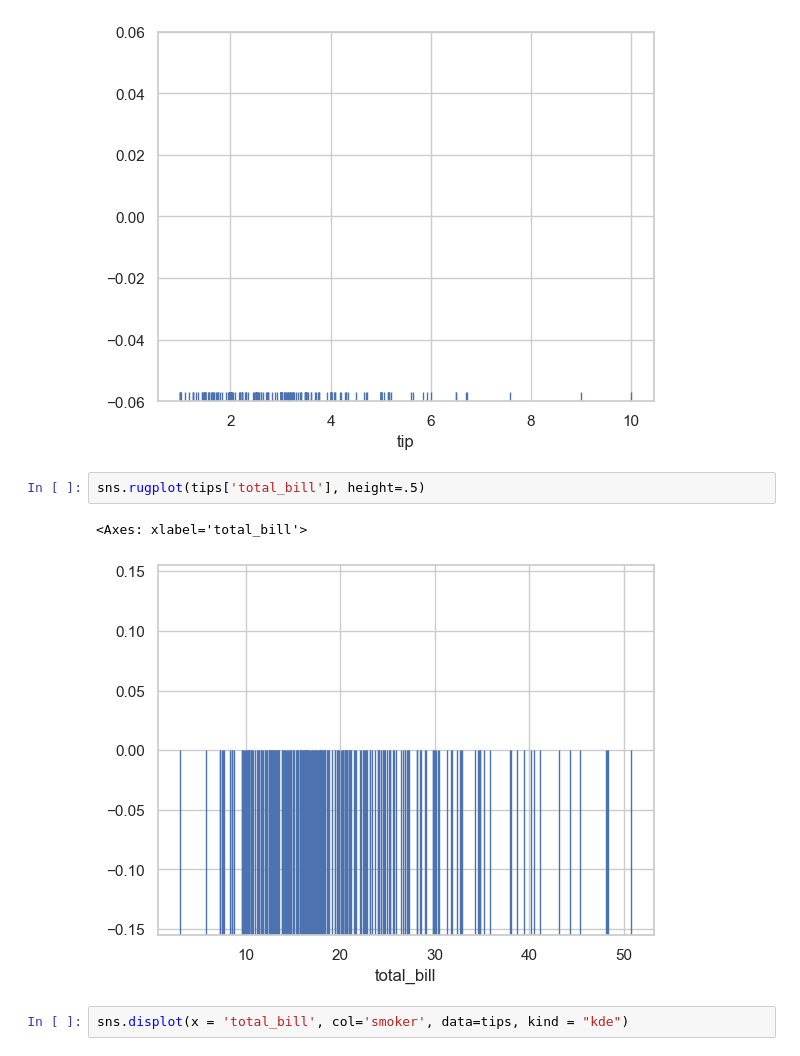
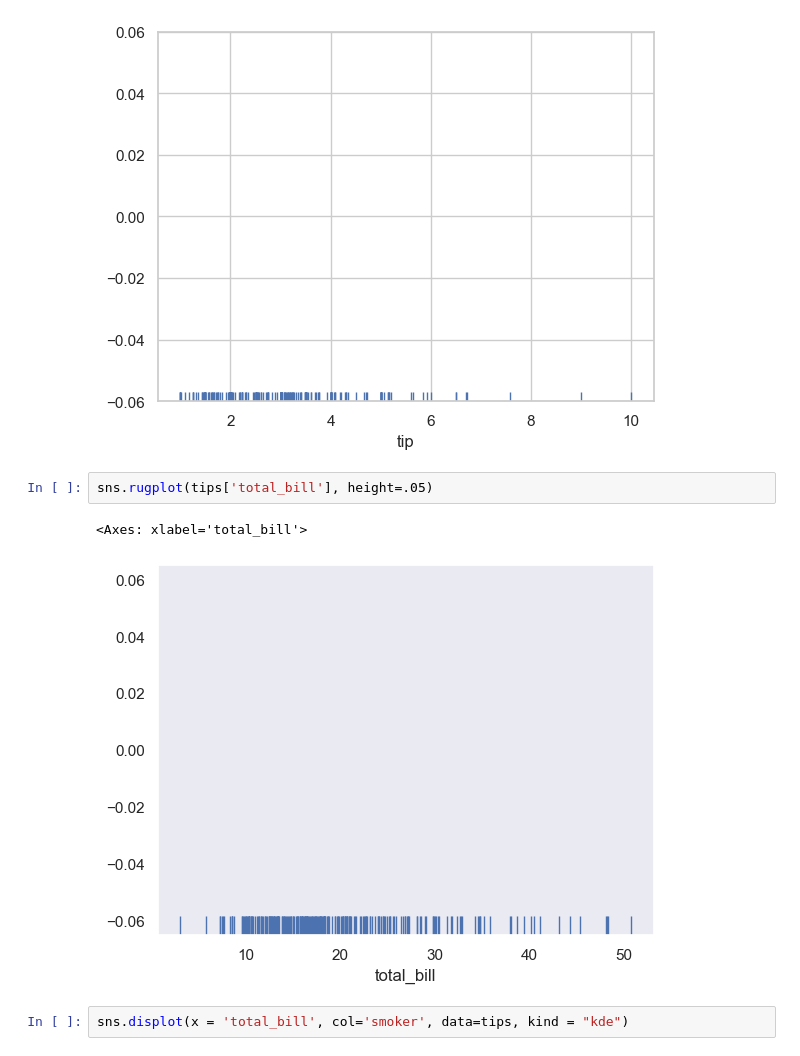
Before and after one commit to srikanthpragada/ds_22_jan_2024, a Jupyter notebook: plots/seaborn_demo.ipynb, the cells around one changed output. Saved outputs shown, nothing was run; the diff lists cells and outputs as text.

```diff
--- a/plots/seaborn_demo.ipynb
+++ b/plots/seaborn_demo.ipynb
@@ -251,10 +251,10 @@ sns.rugplot(tips['tip'])
 <Axes: xlabel='tip'>
 [figure]
 # %%
-sns.rugplot(tips['total_bill'], height=.5)
+sns.rugplot(tips['total_bill'], height=.05)
 # %% [output]
 <Axes: xlabel='total_bill'>
-[figure, old version]
+[figure, new version]
 # %%
 sns.displot(x = 'total_bill', col='smoker', data=tips, kind = "kde")
 # %% [output]
```
Also changed, not shown: parts of 8 cells of this notebook, 2 other files.
